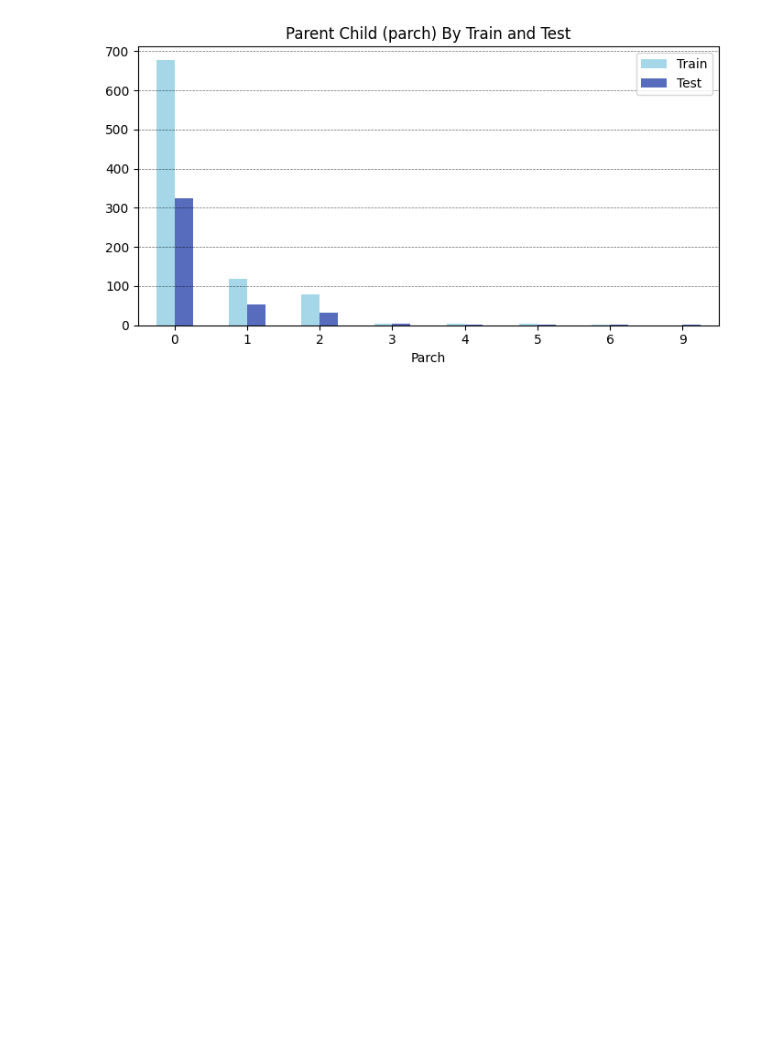
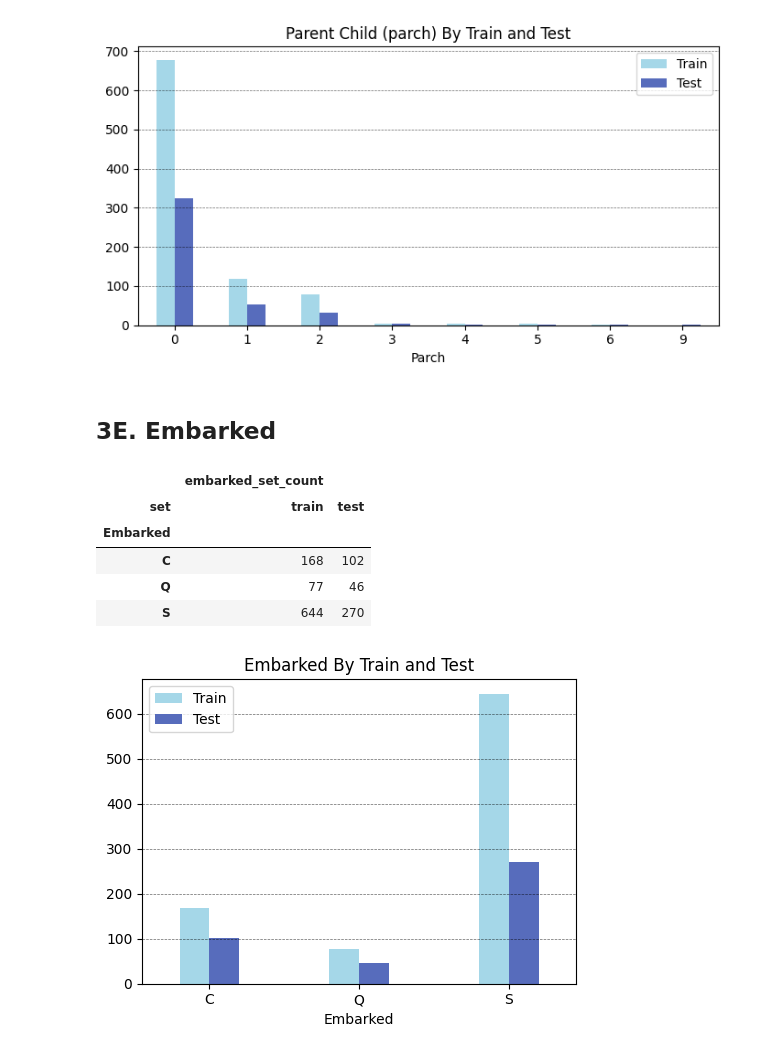
Before and after one commit to powernusa/titanic-eda, a Jupyter notebook: titanic_eda.ipynb, the cells around one changed output. Drawn from its saved outputs; the diff is of its cells as text; code cells hidden in the pictures; blank space fills up the shorter version.

Commit message:
feat: 3E. Embarked

```diff
--- a/titanic_eda.ipynb
+++ b/titanic_eda.ipynb
@@ -267,3 +267,5 @@ plt.show()
 | 6 | 1 | 1 |
 | 9 | 0 | 2 |
 [figure]
+# %% [markdown]
+## 3E. Embarked
@@ -269,0 +274,36 @@ plt.show()
+# %%
+# Drop rows where Embarked is missing
+all_df = all_df.dropna(subset=["Embarked"]).reset_index(drop=True)
+train_df = train_df.dropna(subset=["Embarked"]).reset_index(drop=True)
+# %%
+df_embarked_set = all_df[["Embarked","set"]]
+df_groupby = (
+    df_embarked_set.groupby(["Embarked","set"])
+    .agg(embarked_set_count=("Embarked","count"))
+    .reset_index()
+)
+df_pivot = (
+    df_groupby.pivot(
+        index="Embarked",
+        columns=["set"],
+        values=["embarked_set_count"]
+    )
+)
+# changing order of train and test column
+df_pivot = df_pivot.reindex(columns=[("embarked_set_count","train"),
+                                     ("embarked_set_count","test")])
+display(df_pivot)
+title = "Embarked By Train and Test"
+labels = ["Train","Test"]
+
+plt,_,_ = plot_pivot_bar(df_pivot,width=0.4,figsize=(5,4),
+            title=title,legend_labels=labels)
+plt.show()
+# %% [output]
+|  | embarked_set_count |  |
+| set | train | test |
+| Embarked |  |  |
+| C | 168 | 102 |
+| Q | 77 | 46 |
+| S | 644 | 270 |
+[figure, added]
```
Also changed, not shown: parts of 1 cell of this notebook.
